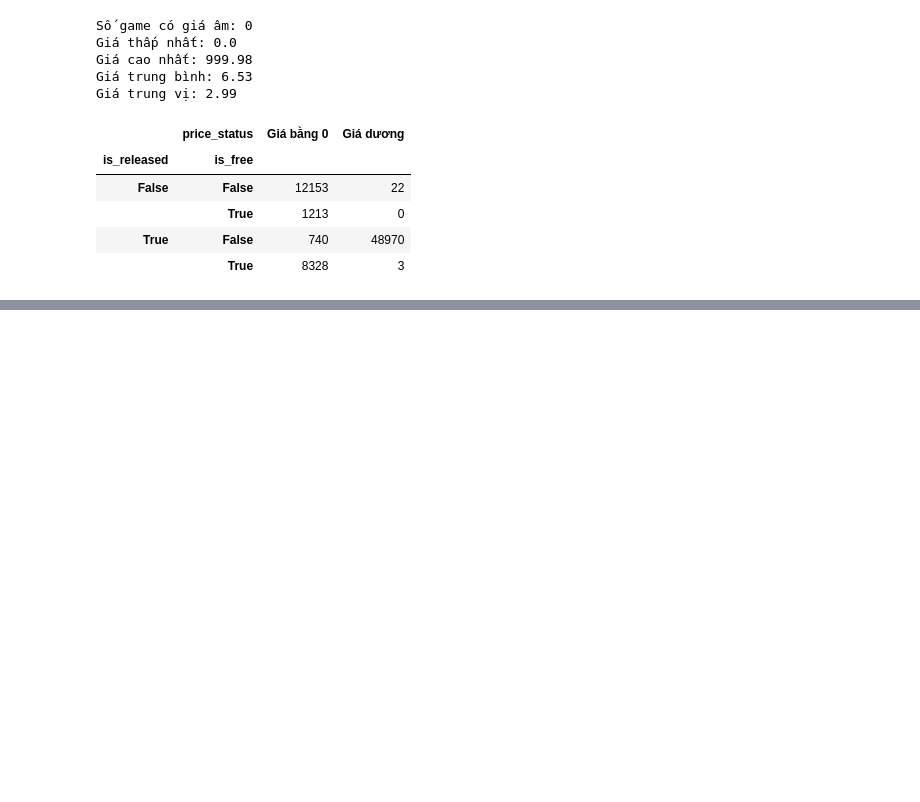
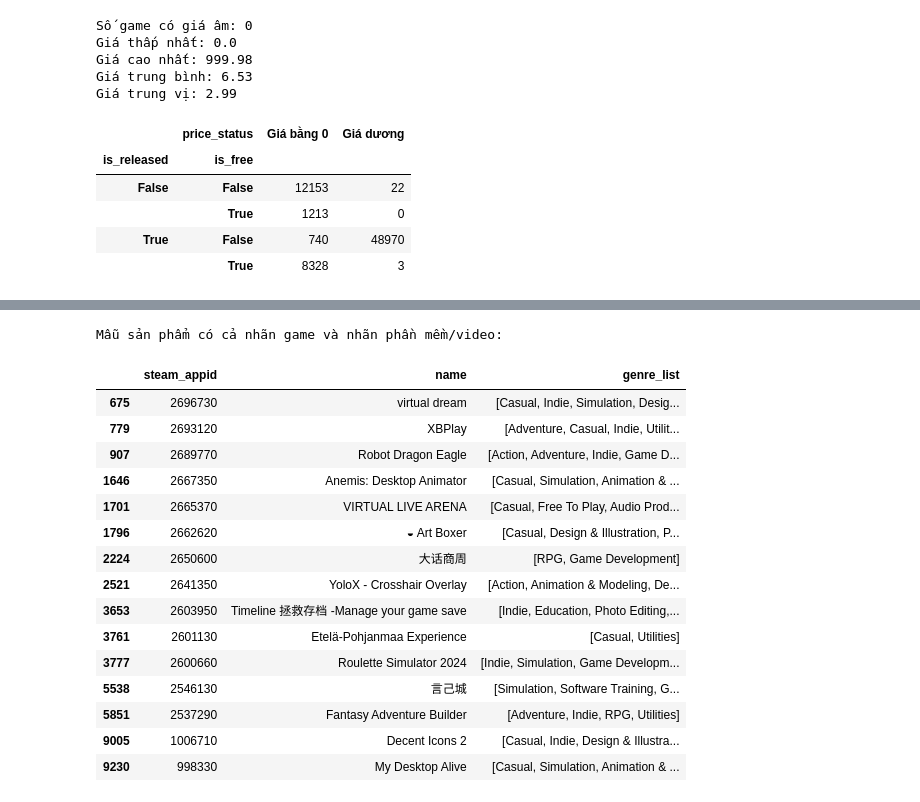
Before and after one commit to Duongvutung/Steam-Market-Intelligence-What-Makes-a-Game-Succeed-on-Steam, a Jupyter notebook: notebooks/01_cleaning.ipynb, the cells around one changed output, grey strips where cells are left out. Cells and saved outputs as stored; diff of their text form; code cells hidden in the pictures; blank space fills up the shorter version.

Commit message:
Xác định phạm vi sản phẩm phân tích

```diff
--- a/notebooks/01_cleaning.ipynb
+++ b/notebooks/01_cleaning.ipynb
@@ -357,0 +436,63 @@ Mẫu game ghi nhận trả phí nhưng giá bằng 0:
+# %%
+# Nhãn ứng viên để nhận diện phần mềm hoặc nội dung video.
+# Đây là quy tắc phân loại của project, cần ghi lại trong tài liệu.
+non_game_labels = {
+    "Utilities",
+    "Design & Illustration",
+    "Animation & Modeling",
+    "Video Production",
+    "Game Development",
+    "Audio Production",
+    "Software Training",
+    "Photo Editing",
+    "Web Publishing",
+    "Accounting",
+    "Movie",
+    "Documentary",
+    "360 Video"
+}
+
+# Các nhãn game dùng để kiểm tra trường hợp có cả hai nhóm.
+game_labels = {
+    "Action",
+    "Adventure",
+    "Casual",
+    "Indie",
+    "Simulation",
+    "Strategy",
+    "RPG",
+    "Sports",
+    "Racing",
+    "Massively Multiplayer"
+}
+
+released_products["has_non_game_label"] = (
+    released_products["genre_list"]
+    .map(lambda genres: bool(set(genres) & non_game_labels))
+)
+
+released_products["has_game_label"] = (
+    released_products["genre_list"]
+    .map(lambda genres: bool(set(genres) & game_labels))
+)
+
+print("Số sản phẩm theo hai nhóm nhãn:")
+
+display(
+    pd.crosstab(
+        released_products["has_non_game_label"],
+        released_products["has_game_label"],
+        margins=True #Tự động cộng dồn tổng số lượng theo hàng và theo cột
+    )
+)
+
+print("Mẫu sản phẩm có cả nhãn game và nhãn phần mềm/video:")
+
+mixed_labels = (
+    released_products["has_non_game_label"] & released_products["has_game_label"]
+)
+
+display(
+    released_products.loc[mixed_labels,["steam_appid", "name", "genre_list"]].head(15)
+)
+# %% [output]
@@ -357,0 +505,17 @@ Mẫu game ghi nhận trả phí nhưng giá bằng 0:
+Mẫu sản phẩm có cả nhãn game và nhãn phần mềm/video:
+|  | steam_appid | name | genre_list |
+| 675 | 2696730 | virtual dream | [Casual, Indie, Simulation, Desig... |
+| 779 | 2693120 | XBPlay | [Adventure, Casual, Indie, Utilit... |
+| 907 | 2689770 | Robot Dragon Eagle | [Action, Adventure, Indie, Game D... |
+| 1646 | 2667350 | Anemis: Desktop Animator | [Casual, Simulation, Animation & ... |
+| 1701 | 2665370 | VIRTUAL LIVE ARENA | [Casual, Free To Play, Audio Prod... |
+| 1796 | 2662620 | ◒ Art Boxer | [Casual, Design & Illustration, P... |
+| 2224 | 2650600 | 大话商周 | [RPG, Game Development] |
+| 2521 | 2641350 | YoloX - Crosshair Overlay | [Action, Animation & Modeling, De... |
+| 3653 | 2603950 | Timeline 拯救存档 -Manage your game save | [Indie, Education, Photo Editing,... |
+| 3761 | 2601130 | Etelä-Pohjanmaa Experience | [Casual, Utilities] |
+| 3777 | 2600660 | Roulette Simulator 2024 | [Indie, Simulation, Game Developm... |
+| 5538 | 2546130 | 言己城 | [Simulation, Software Training, G... |
+| 5851 | 2537290 | Fantasy Adventure Builder | [Adventure, Indie, RPG, Utilities] |
+| 9005 | 1006710 | Decent Icons 2 | [Casual, Indie, Design & Illustra... |
+| 9230 | 998330 | My Desktop Alive | [Casual, Simulation, Animation & ... |
```
Also changed, not shown: parts of 4 cells of this notebook, 1 other file.
